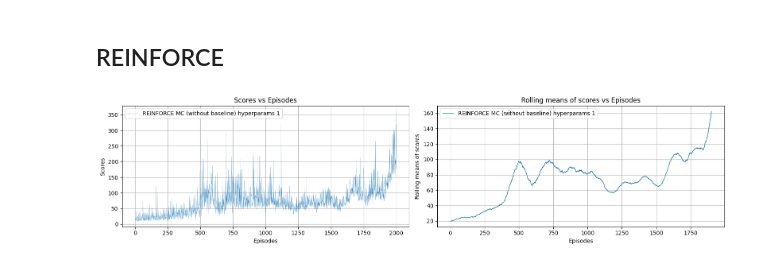
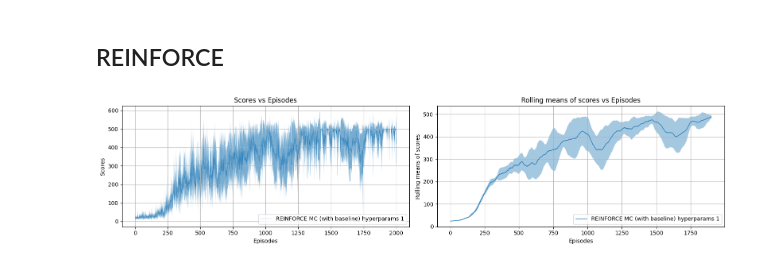
Before and after one commit to JG-0212/DA6400_RL_PA2, a Jupyter notebook: cartpole_train.ipynb, the cells around one changed output. Saved outputs shown, nothing was run; the diff lists cells and outputs as text; code cells hidden in the pictures.

```diff
--- a/cartpole_train.ipynb
+++ b/cartpole_train.ipynb
@@ -85,7 +85,8 @@ reinforce_type2_hyperparameter_list = [
         "num_episodes": 2000,
         "max_return": 500,
         "LR_POLICY": 5e-4,
-        "LR_VALUE": 5e-4
+        "LR_VALUE": 5e-4,
+        "UPDATE_EVERY":20
     }
 ]
 # %% [markdown]
@@ -158,18 +159,18 @@ reinforce_type2_agent = ReinforceMCwithBaselineAgent(
 )
 
 trainer = Trainer()
-reinforce_type1_results = test_agent(env, reinforce_type1_agent, trainer, reinforce_type1_hyperparameter_list, num_experiments=1)
-# reinforce_type2_results = test_agent(env, reinforce_type2_agent, trainer, reinforce_type2_hyperparameter_list, num_experiments=1)
+#reinforce_type1_results = test_agent(env, reinforce_type1_agent, trainer, reinforce_type1_hyperparameter_list, num_experiments=5)
+reinforce_type2_results = test_agent(env, reinforce_type2_agent, trainer, reinforce_type2_hyperparameter_list, num_experiments=5)
 
 env.close()
 # %%
 # combined_results = reinforce_type1_results + reinforce_type2_results
 
 # with open("backups/cartpole-plots/cartpole_ddqn_type1_results.pickle", 'wb') as handle:
 #     pickle.dump(ddqn_type1_results, handle, protocol=pickle.HIGHEST_PROTOCOL)
 
 # plot_test_results(combined_results, [0,1])
-plot_test_results(reinforce_type1_results, [0])
-# plot_test_results(reinforce_type2_results, [0])
+#plot_test_results(reinforce_type1_results, [0])
+plot_test_results(reinforce_type2_results, [0])
 # %% [output]
-[figure, old version]
+[figure, new version]
```
Also changed, not shown: 1 other file.
